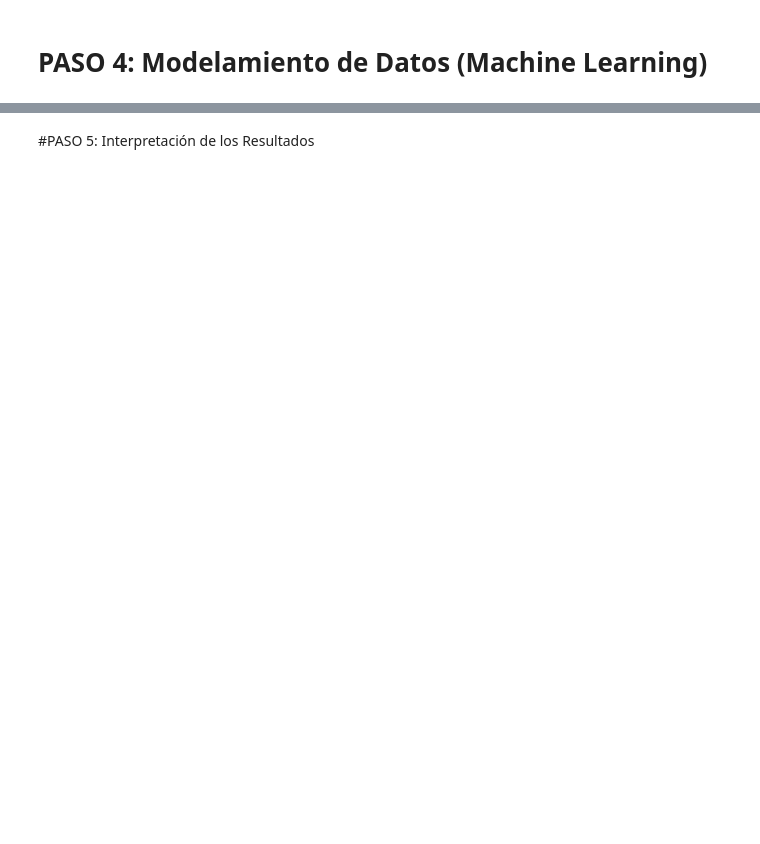
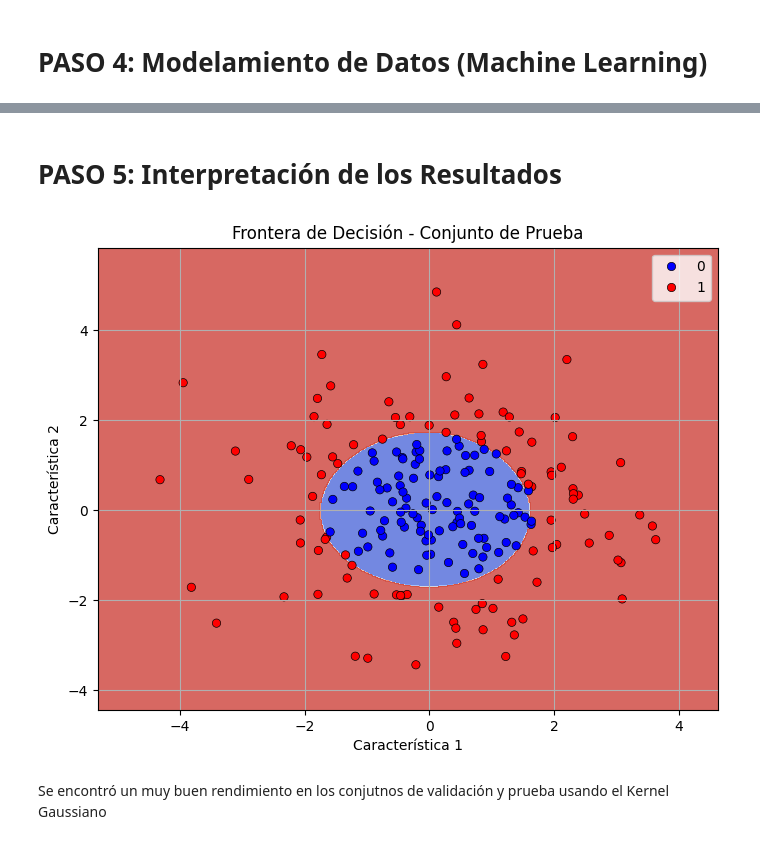
Before and after one commit to vynzk/Dt_MLS08_Vyanez, a Jupyter notebook: s09_lab_svm.ipynb, the cells around one changed output, grey strips where cells are left out. Saved outputs shown, nothing was run; the diff lists cells and outputs as text; code cells hidden in the pictures; blank space fills up the shorter version.

```diff
--- a/s09_lab_svm.ipynb
+++ b/s09_lab_svm.ipynb
@@ -70,2 +117,17 @@ plt.show()
 # %% [markdown]
 # PASO 4: Modelamiento de Datos (Machine Learning)
+# %%
+from sklearn.svm import SVC
+from sklearn.metrics import classification_report
+
+# entrenamiento del modelo SVM con kernel RBF
+svm_clf = SVC(kernel='rbf', gamma='scale', C=1.0)
+svm_clf.fit(X_train, y_train)
+
+# Evaluación en conjunto de validación
+y_val_pred = svm_clf.predict(X_val)
+print("Resultados en Validación:\n", classification_report(y_val, y_val_pred))
+
+# Evaluacion en conjunto de prueba.
+y_test_pred = svm_clf.predict(X_test)
+print("Resultados en Prueba:\n", classification_report(y_test, y_test_pred))
@@ -72,2 +154,28 @@ plt.show()
 # %% [markdown]
-#PASO 5: Interpretación de los Resultados
+# PASO 5: Interpretación de los Resultados
+# %%
+import numpy as np
+# Función para graficar la frontera de decisión
+def plot_decision_boundary(model, X, y, title="Frontera de Decisión"):
+    h = 0.02
+    x_min, x_max = X[:, 0].min() - 1, X[:, 0].max() + 1
+    y_min, y_max = X[:, 1].min() - 1, X[:, 1].max() + 1
+    xx, yy = np.meshgrid(np.arange(x_min, x_max, h),
+                         np.arange(y_min, y_max, h))
+    Z = model.predict(np.c_[xx.ravel(), yy.ravel()])
+    Z = Z.reshape(xx.shape)
+
+    plt.figure(figsize=(8, 6))
+    plt.contourf(xx, yy, Z, cmap=plt.cm.coolwarm, alpha=0.8)
+    sns.scatterplot(x=X[:, 0], y=X[:, 1], hue=y, palette={0: "blue", 1: "red"}, edgecolor='k')
+    plt.title(title)
+    plt.xlabel("Característica 1")
+    plt.ylabel("Característica 2")
+    plt.grid(True)
+    plt.show()
+
+plot_decision_boundary(svm_clf, X_test, y_test, title="Frontera de Decisión - Conjunto de Prueba")
+# %% [output]
+[figure, added]
+# %% [markdown]
+Se encontró un muy buen rendimiento en los conjutnos de validación y prueba usando el Kernel Gaussiano
```
Also changed, not shown: parts of 7 cells of this notebook, 2 other files.
